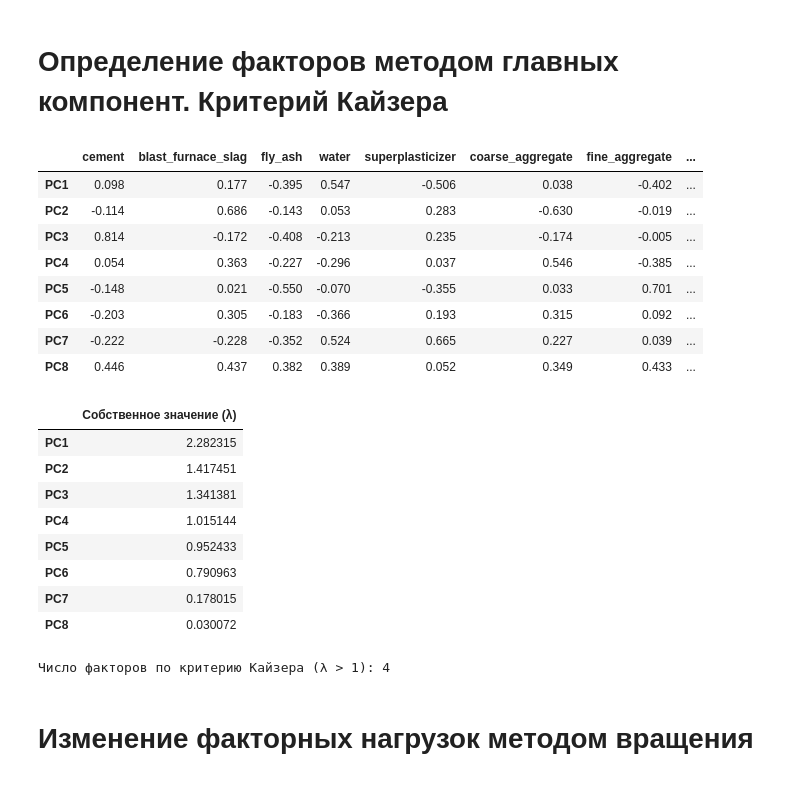
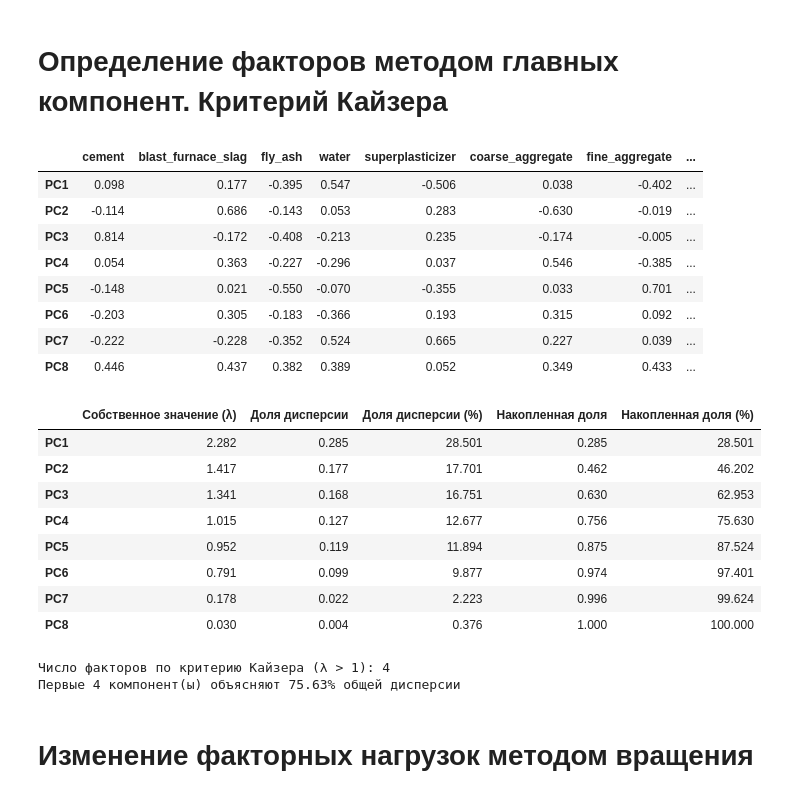
Before and after one commit to olesya1119/ML, a Jupyter notebook: mad/lab4/notebook.ipynb, the cells around one changed output. Saved outputs shown, nothing was run; the diff lists cells and outputs as text; code cells hidden in the pictures.

```diff
--- a/mad/lab4/notebook.ipynb
+++ b/mad/lab4/notebook.ipynb
@@ -445,46 +445,54 @@ pca.fit(x_scaled)
 eigenvalues = pca.explained_variance_
 variance_ratio = pca.explained_variance_ratio_
 cum_variance_ratio = np.cumsum(variance_ratio)
 
 pca_components = pd.DataFrame(
     pca.components_,
-    columns=df.drop(columns=['concrete_compressive_strength']).columns,
+    columns=feature_cols,
     index=[f'PC{i+1}' for i in range(pca.n_components_)]
 )
-
 display(pca_components.round(3))
 
 pca_table = pd.DataFrame(
     {
         "Собственное значение (λ)": eigenvalues,
+        "Доля дисперсии": variance_ratio,
+        "Доля дисперсии (%)": variance_ratio * 100,
+        "Накопленная доля": cum_variance_ratio,
+        "Накопленная доля (%)": cum_variance_ratio * 100,
     },
     index=[f'PC{i+1}' for i in range(pca.n_components_)]
 )
 
-display(pca_table)
+display(pca_table.round(3))
+
 
 n_factors_kaiser = np.sum(eigenvalues > 1)
 print(f"Число факторов по критерию Кайзера (λ > 1): {n_factors_kaiser}")
+
+k = n_factors_kaiser
+print(f"Первые {k} компонент(ы) объясняют {cum_variance_ratio[k-1] * 100:.2f}% общей дисперсии")
 # %% [output]
 |  | cement | blast_furnace_slag | fly_ash | water | superplasticizer | coarse_aggregate | fine_aggregate | ... |
 | PC1 | 0.098 | 0.177 | -0.395 | 0.547 | -0.506 | 0.038 | -0.402 | ... |
 | PC2 | -0.114 | 0.686 | -0.143 | 0.053 | 0.283 | -0.630 | -0.019 | ... |
 | PC3 | 0.814 | -0.172 | -0.408 | -0.213 | 0.235 | -0.174 | -0.005 | ... |
 | PC4 | 0.054 | 0.363 | -0.227 | -0.296 | 0.037 | 0.546 | -0.385 | ... |
 | PC5 | -0.148 | 0.021 | -0.550 | -0.070 | -0.355 | 0.033 | 0.701 | ... |
 | PC6 | -0.203 | 0.305 | -0.183 | -0.366 | 0.193 | 0.315 | 0.092 | ... |
 | PC7 | -0.222 | -0.228 | -0.352 | 0.524 | 0.665 | 0.227 | 0.039 | ... |
 | PC8 | 0.446 | 0.437 | 0.382 | 0.389 | 0.052 | 0.349 | 0.433 | ... |
-|  | Собственное значение (λ) |
-| PC1 | 2.282315 |
-| PC2 | 1.417451 |
-| PC3 | 1.341381 |
-| PC4 | 1.015144 |
-| PC5 | 0.952433 |
-| PC6 | 0.790963 |
-| PC7 | 0.178015 |
-| PC8 | 0.030072 |
+|  | Собственное значение (λ) | Доля дисперсии | Доля дисперсии (%) | Накопленная доля | Накопленная доля (%) |
+| PC1 | 2.282 | 0.285 | 28.501 | 0.285 | 28.501 |
+| PC2 | 1.417 | 0.177 | 17.701 | 0.462 | 46.202 |
+| PC3 | 1.341 | 0.168 | 16.751 | 0.630 | 62.953 |
+| PC4 | 1.015 | 0.127 | 12.677 | 0.756 | 75.630 |
+| PC5 | 0.952 | 0.119 | 11.894 | 0.875 | 87.524 |
+| PC6 | 0.791 | 0.099 | 9.877 | 0.974 | 97.401 |
+| PC7 | 0.178 | 0.022 | 2.223 | 0.996 | 99.624 |
+| PC8 | 0.030 | 0.004 | 0.376 | 1.000 | 100.000 |
 Число факторов по критерию Кайзера (λ > 1): 4
+Первые 4 компонент(ы) объясняют 75.63% общей дисперсии
 # %% [markdown]
 # Изменение факторных нагрузок методом вращения
 # %% [markdown]
```
Also changed, not shown: 5 other files.
